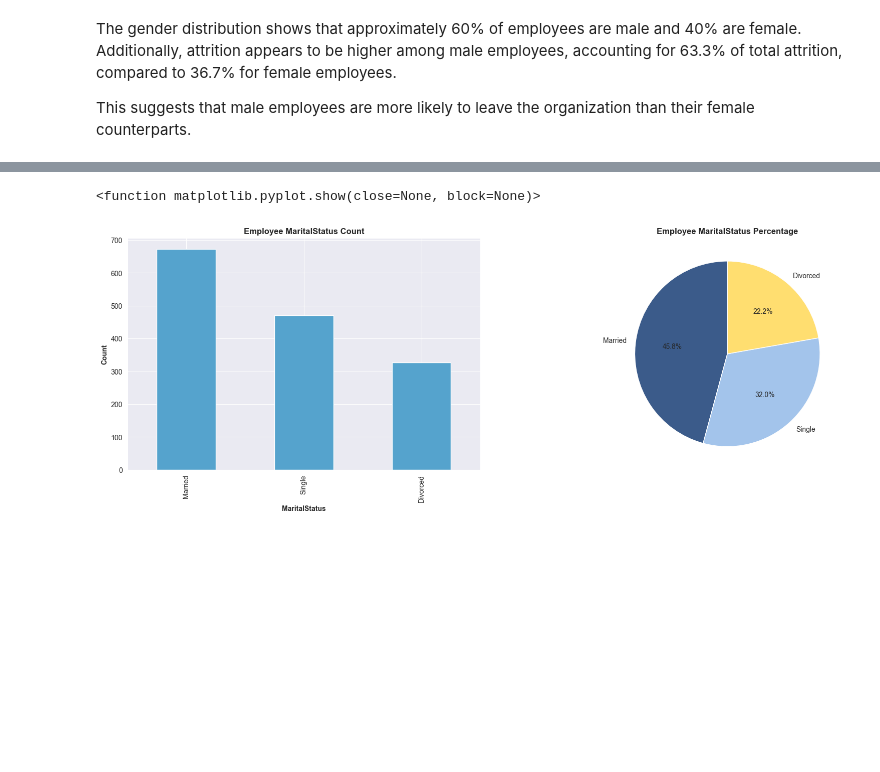
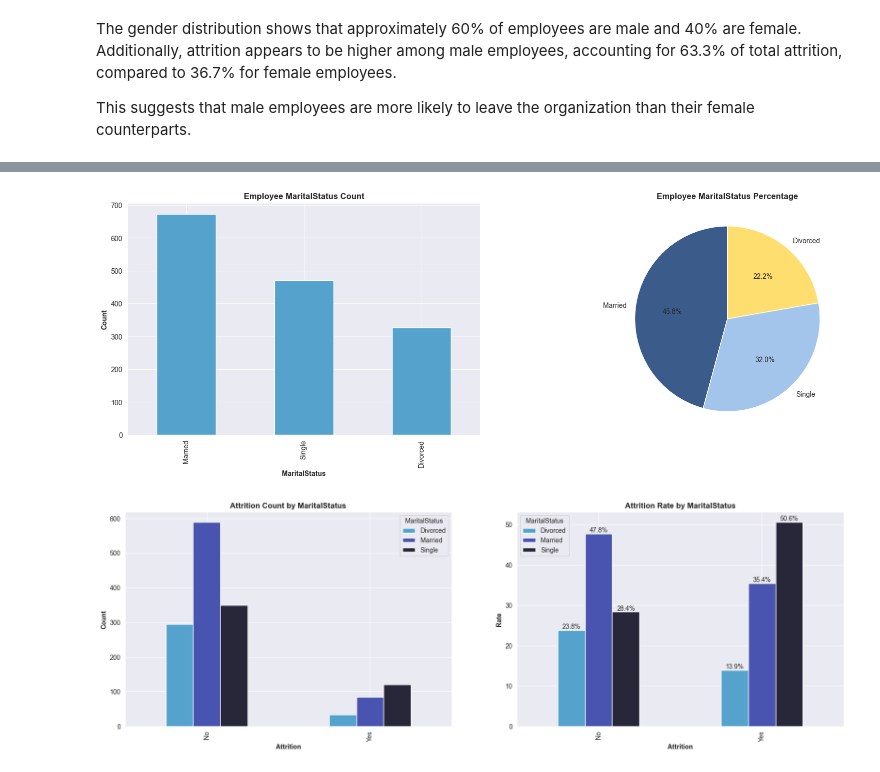
Before and after one commit to George-Njuguna/HR-ATTRITION-MODELLING, a Jupyter notebook: EDA.ipynb, the cells around one changed output, grey strips where cells are left out. Saved outputs shown, nothing was run; the diff lists cells and outputs as text; code cells hidden in the pictures; blank space fills up the shorter version.

```diff
--- a/EDA.ipynb
+++ b/EDA.ipynb
@@ -189,6 +229,7 @@ plots( DATA , 'OverTime' )
 # %%
  # Plotting Marital Status
 plots( DATA , 'MaritalStatus' )
+cat_plot( DATA , 'Attrition' , 'MaritalStatus' )
 # %% [output]
-<function matplotlib.pyplot.show(close=None, block=None)>
 [figure]
+[figure, added]
```
Also changed, not shown: parts of 9 cells of this notebook.
